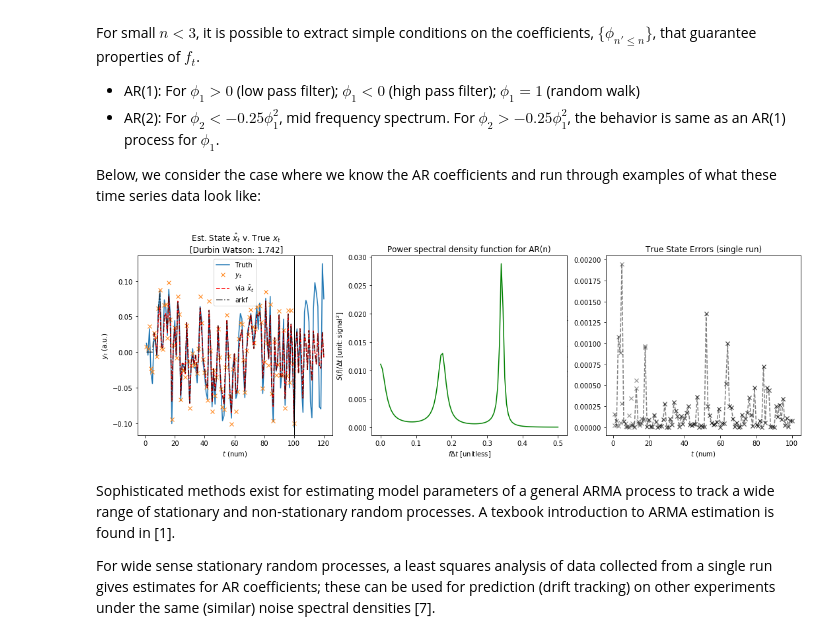
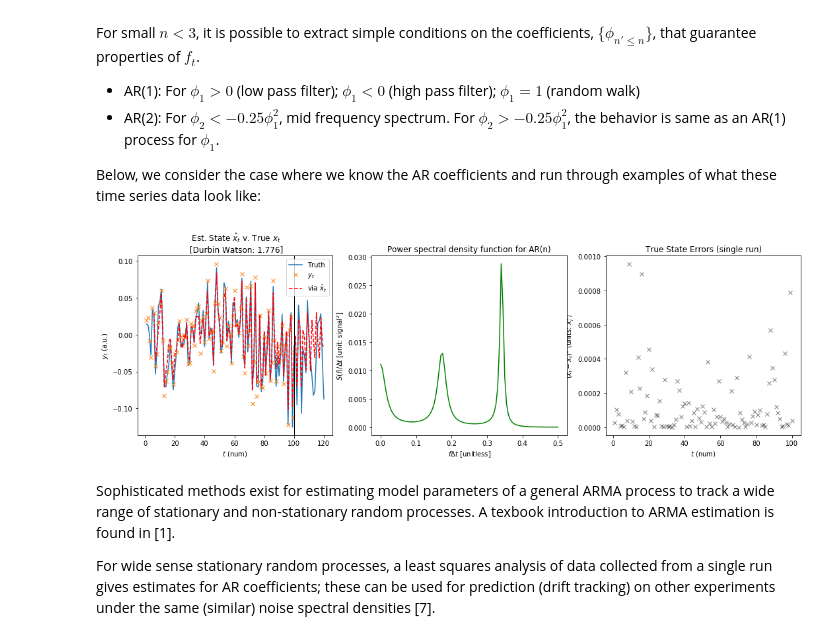
Before and after one commit to riddhisw/equs_timeseries_webinar, a Jupyter notebook: Measurement Noise Filtering and Time Series Prediction in Python_v4.ipynb, the cells around one changed output. Drawn from its saved outputs; the diff is of its cells as text; code cells hidden in the pictures.

```diff
--- a/Measurement Noise Filtering and Time Series Prediction in Python_v4.ipynb
+++ b/Measurement Noise Filtering and Time Series Prediction in Python_v4.ipynb
@@ -22,0 +1,3 @@ To toggle on/off the raw code, click <a href="javascript:code_toggle()">here</a>
+# %%
+RUN_RESTRICTED=True
+LOCALPATH="../GIT/"
@@ -434,8 +465,6 @@ if MODEL == 'arkf':
     y_t = truth  + np.random.normal(loc=0,scale=np.sqrt(true_R_var), size= t_train + t_predict)
 
     # Specify Kalman Filter
-    from akf.armakf import get_autoreg_model
-    from akf.armakf import autokf as arkf
 
     R_var=true_R_var*5.
     p0 = 100000.
@@ -455,12 +484,13 @@ if MODEL == 'arkf':
                            state_dependent_h=False)
     predictions_1 = np.asarray([np.dot(h_matrix, output[0][idx, :, 0]) for idx in range(t_train + t_predict)])
 
-    predictions_2 = arkf("arkf", y_t, phi_vector,
-                         np.sqrt(Q_var[0, 0]),
-                         R_var,
-                         n_train=t_train-1,
-                         n_testbefore=t_train-1,
-                         n_predict=t_predict+1, p0=p0)
+    if not RUN_RESTRICTED:
+        predictions_2 = arkf("arkf", y_t, phi_vector,
+                             np.sqrt(Q_var[0, 0]),
+                             R_var,
+                             n_train=t_train-1,
+                             n_testbefore=t_train-1,
+                             n_predict=t_predict+1, p0=p0)
 
     residuals = output[3][:-t_predict]
 
@@ -468,37 +498,42 @@ if MODEL == 'arkf':
     plt.figure(figsize=(18, 5))
     plt.subplot(1, 3, 1)
     plt.title(" Est. State $\hat{x}_t$ v. True $x_t$ \n [Durbin Watson: %s]" %(np.round(durbin_watson(residuals),3)))
     plt.plot(t_steps + 1, truth, ls='-', label='Truth')
     plt.plot(t_steps[0:-t_predict] + 1, y_t[0:-t_predict], 'x',label=r'$y_t$')
     plt.plot(t_steps[order:] + 1, predictions_1[order:], 'r--',label=r'via $\hat{x}_t$', alpha=1.)
-    plt.plot(t_steps + 1, predictions_2, 'k-.',label='arkf', alpha=0.6)
+
+    if not RUN_RESTRICTED:
+        plt.plot(t_steps + 1, predictions_2, 'k-.',label='arkf', alpha=0.6)
 
     plt.axvline(x=t_train, ls='-', color='k', lw=1.)
     plt.xlabel(r'$t$ (num)')
     plt.ylabel(r'$y_t$ (a.u.)')
     plt.legend(loc=0)
 
     plt.subplot(1, 3, 3)
     errors_1 = (truth - predictions_1.flatten())**2
-    errors_2 = (truth - predictions_2)**2
     plt.title("True State Errors (single run)")
     plt.plot(np.arange(t_train)+ 1, errors_1[:-t_predict], 'kx', alpha=0.5)
-    plt.plot(np.arange(t_train)+ 1, errors_2[:-t_predict], 'kx--', alpha=0.5)
+
+    if not RUN_RESTRICTED:
+        errors_2 = (truth - predictions_2)**2
+        plt.plot(np.arange(t_train)+ 1, errors_2[:-t_predict], 'kx--', alpha=0.5)
+
     plt.xlabel(r'$t$ (num)')
     plt.ylabel(r'$(x_t - \hat{x}_t)^2$ (units: $x_i^2$)')
 
     freq = np.linspace(0., 0.5, 101)
     product_ = psd_ar(order, freq, phi_vector, true_Q_var)
 
 
     plt.subplot(1, 3, 2)
     plt.plot(freq, product_, 'g')
     plt.title('Power spectral density function for AR(n)')
     plt.xlabel(r'$f \Delta t$ [unitless]')
     plt.ylabel(r'$S(f) / \Delta t$ [unit: signal${}^2$]')
     plt.show()
 # %% [output]
-[figure, old version]
+[figure, new version]
 # %% [markdown]
 Sophisticated methods exist for estimating model parameters of a general ARMA process to track a wide range of stationary and non-stationary random processes. A texbook introduction to ARMA estimation is found in [1].
 
```
Also changed, not shown: parts of 11 cells of this notebook, 4 other files.
